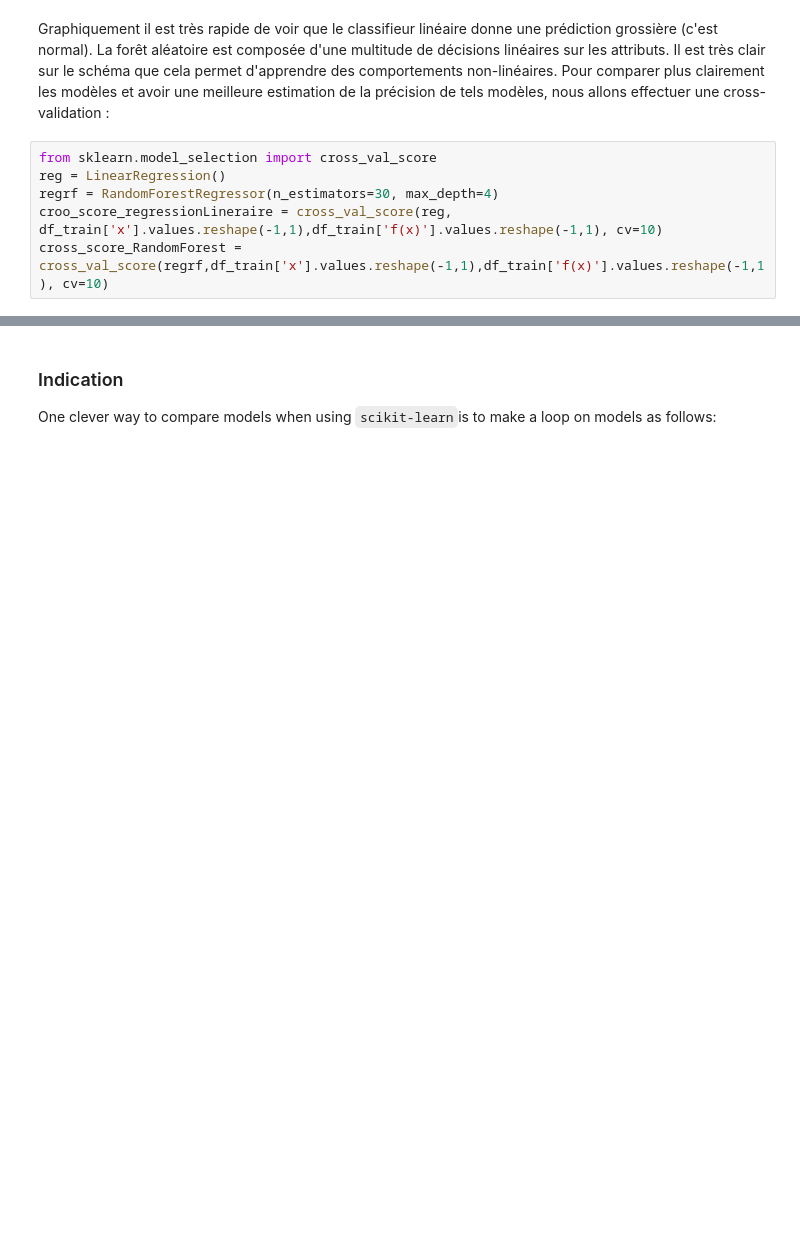
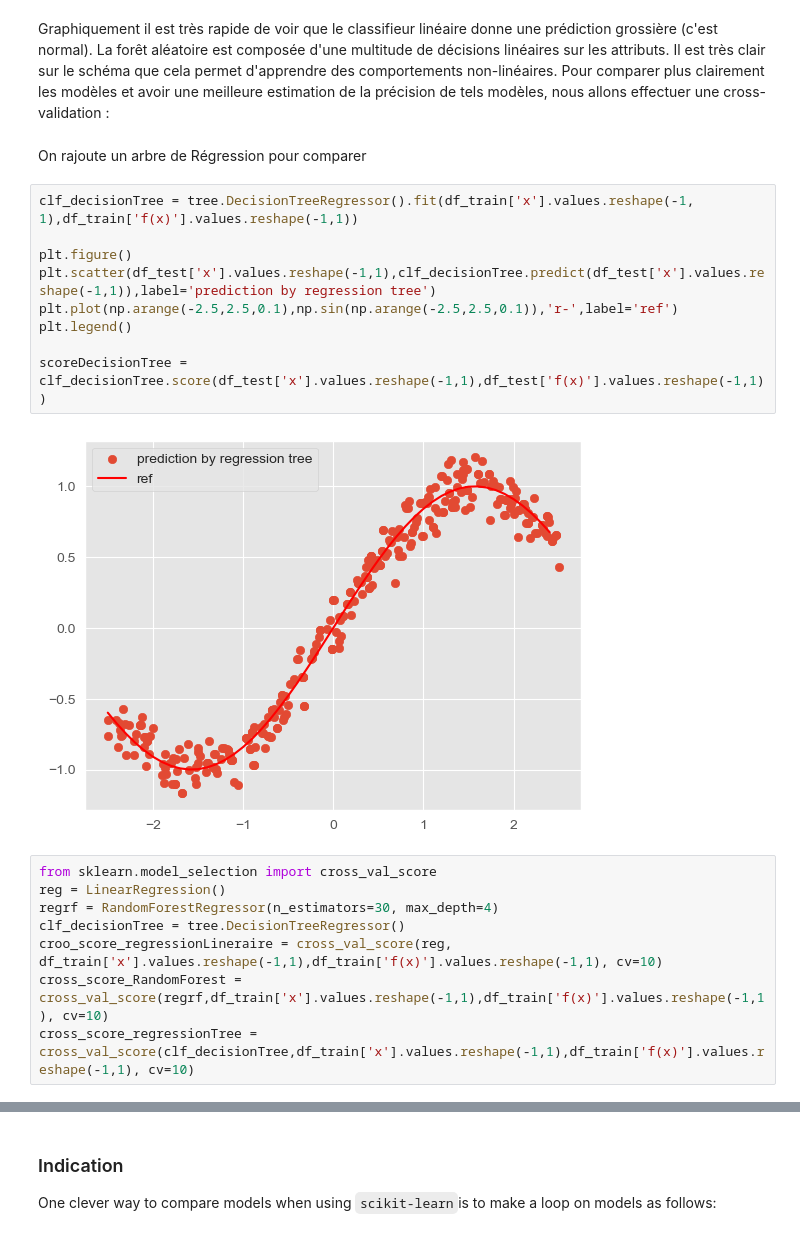
Before and after one commit to VictorCilleros/ML, a Jupyter notebook: TP4_decision_trees/TP4_decision_trees.ipynb, the cells around one changed output, grey strips where cells are left out. Saved outputs shown, nothing was run; the diff lists cells and outputs as text; blank space fills up the shorter version.

```diff
--- a/TP4_decision_trees/TP4_decision_trees.ipynb
+++ b/TP4_decision_trees/TP4_decision_trees.ipynb
@@ -637,12 +637,27 @@ plt.legend()
 Graphiquement il est très rapide de voir que le classifieur linéaire donne une prédiction grossière (c'est normal).
 La forêt aléatoire est composée d'une multitude de décisions linéaires sur les attributs. Il est très clair sur le schéma que cela permet d'apprendre des comportements non-linéaires.
 Pour comparer plus clairement les modèles et avoir une meilleure estimation de la précision de tels modèles, nous allons effectuer une cross-validation :
+# %% [markdown]
+On rajoute un arbre de Régression pour comparer
+# %%
+clf_decisionTree = tree.DecisionTreeRegressor().fit(df_train['x'].values.reshape(-1, 1),df_train['f(x)'].values.reshape(-1,1))
+
+plt.figure()
+plt.scatter(df_test['x'].values.reshape(-1,1),clf_decisionTree.predict(df_test['x'].values.reshape(-1,1)),label='prediction by regression tree')
+plt.plot(np.arange(-2.5,2.5,0.1),np.sin(np.arange(-2.5,2.5,0.1)),'r-',label='ref')
+plt.legend()
+
+scoreDecisionTree = clf_decisionTree.score(df_test['x'].values.reshape(-1,1),df_test['f(x)'].values.reshape(-1,1))
+# %% [output]
+[figure, added]
 # %%
 from sklearn.model_selection import cross_val_score
 reg = LinearRegression()
 regrf = RandomForestRegressor(n_estimators=30, max_depth=4)
+clf_decisionTree = tree.DecisionTreeRegressor()
 croo_score_regressionLineraire = cross_val_score(reg, df_train['x'].values.reshape(-1,1),df_train['f(x)'].values.reshape(-1,1), cv=10)
 cross_score_RandomForest = cross_val_score(regrf,df_train['x'].values.reshape(-1,1),df_train['f(x)'].values.reshape(-1,1), cv=10)
+cross_score_regressionTree = cross_val_score(clf_decisionTree,df_train['x'].values.reshape(-1,1),df_train['f(x)'].values.reshape(-1,1), cv=10)
 # %%
 plt.figure()
 plt.plot(croo_score_regressionLineraire,label='Régression Linéaire')
```
Also changed, not shown: parts of 4 cells of this notebook.
